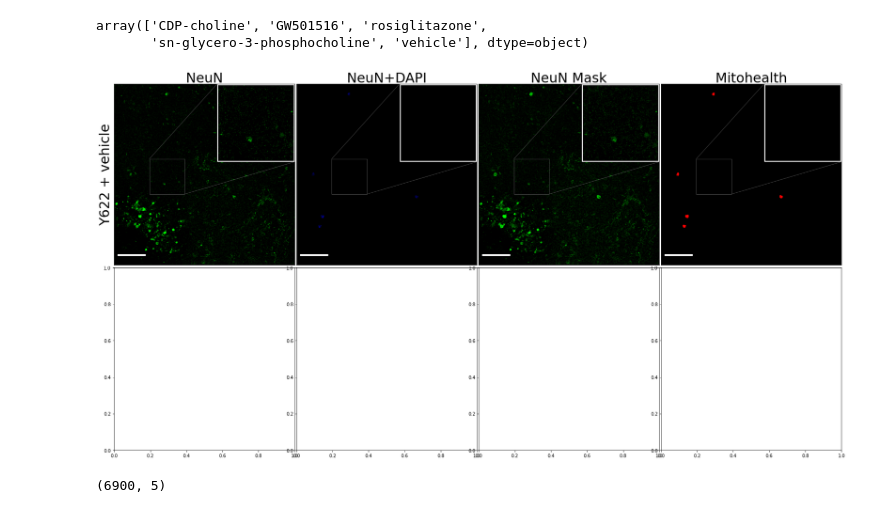
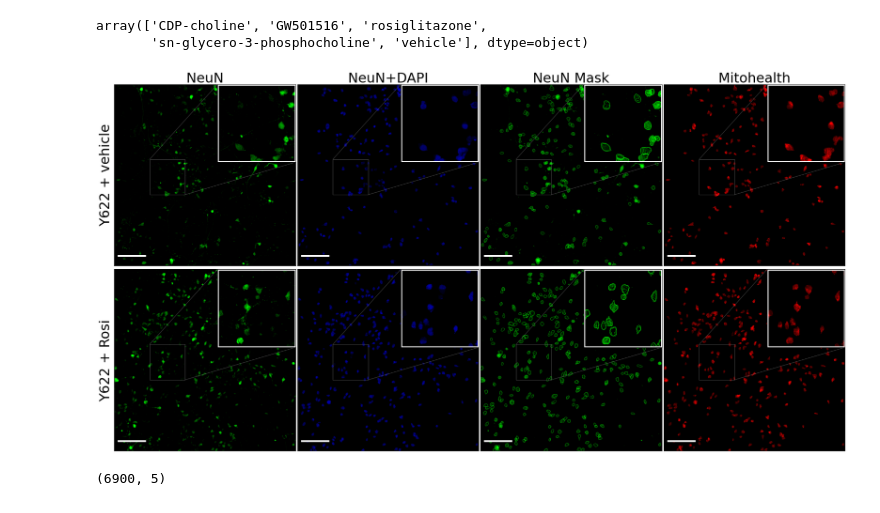
Before and after one commit to djunamay/confocalQuant, a Jupyter notebook: outs/neuronbatch101823_mitohealth_out/example.ipynb, the cells around one changed output. Drawn from its saved outputs; the diff is of its cells as text; code cells hidden in the pictures.

```diff
--- a/outs/neuronbatch101823_mitohealth_out/example.ipynb
+++ b/outs/neuronbatch101823_mitohealth_out/example.ipynb
@@ -130,6 +130,6 @@ data = concatenate_Y(all_file_names, Y, cells_per_job, Ncells, nuclear_col_idx,
 add_metadata(data, path_to_meta)
 # %%
 # filter cells based on NeuN and DAPI
-data_filtered = filter_data(data, 'NeuN', 'DAPI', 'wellname', C=1)
+data_filtered = filter_data(data, 'NeuN', 'DAPI', 'wellname', C=3)
 # update masks based on this for toggling
 # %% [output]
@@ -138,6 +138,6 @@ data_filtered = filter_data(data, 'NeuN', 'DAPI', 'wellname', C=1)
 # %%
 # toggle segmentation
-ID = 12 #### UPDATE IMAGE ID ####
+ID = 0 #### UPDATE IMAGE ID ####
 val = 1
 sdata = impose_segmentation_all(ID, zi_per_job, Nzi, mat, masks, val, data, data_filtered, hide=True)
 toggle, median, background_dict, gamma_dict, upper_dict, lower_dict = toggle_filters(sdata)
@@ -185,7 +186,7 @@ collabs = ['NeuN','NeuN+DAPI',  'NeuN Mask', 'Mitohealth']
 rowlabs = ['Y622 + vehicle', 'Y622 + Rosi']
 # %%
 # get data for a specific ID
-conditions = sele[2:3] #[17, treat_rep]#vehicle_rep
+conditions = [vehicle_rep, treat_rep]#vehicle_rep
 fig, axes = plt.subplots(2, 4, figsize=(29, 15))
 fig.subplots_adjust(hspace=0.01, wspace=0.01)  # Adjust the spacing
 
@@ -194,32 +195,32 @@ for i in range(len(conditions)):
     mat_sele, mask_sele = get_id_data(ID, zi_per_job, Nzi, mat, masks)
     mask_sele = hide_masks(data, ID, data_filtered, mask_sele)
 
     # make plots
     plt0 = get_mean_projections(mat_sele, mask_sele, background_dict={0: 0, 1: 99.5, 2: 0}, gamma_dict={0: .5, 1: .5, 2: .5}, lower_dict={0: 0, 1: 0, 2: 0}, upper_dict={0: 100, 1: 99.9, 2: 100}, channels=[0], order=[2,1,0], mask_channel = [0], maskit=True)
     plt1 = get_mean_projections(mat_sele, mask_sele, background_dict={0: 0, 1: 99, 2: 0}, gamma_dict={0: .5, 1: .5, 2: .9}, lower_dict={0: 0, 1: 0, 2: 0}, upper_dict={0: 100, 1: 100, 2: 99.9}, channels=[2], order=[2,1,0], mask_channel = [2], maskit=True)
     d = impose_segmentation(mask_sele, mat_sele, val=1)
     plt2 = get_mean_projections(d, mask_sele, background_dict={0: 0, 1: 99, 2: 0}, gamma_dict={0: .5, 1: .5, 2: .5}, lower_dict={0: 0, 1: 0, 2: 0}, upper_dict={0: 100, 1: 99.9, 2: 100}, channels=[1], order=[2,1,0], mask_channel = [0], maskit=True)
     plt3 = get_mean_projections(mat_sele, mask_sele, background_dict={0: 0, 1: 99.5, 2: 0}, gamma_dict={0: .5, 1: .5, 2: .5}, lower_dict={0: 0, 1: 0, 2: 0}, upper_dict={0: 100, 1: 99.9, 2: 100}, channels=[1], order=[2,1,0], mask_channel = [0], maskit=True)
 
     # get image
     imgA = AICSImage(path_to_czi_files + all_file_names[ID])
 
     # show plots
     plot_axis(axes, plt3, i,0, 100, imgA, collabs, rowlabs)
     add_inset(axes, i,0, plt3)
 
     plot_axis(axes, plt2, i,2, 100, imgA, collabs, rowlabs)
     add_inset(axes, i,2, plt2)
 
     plot_axis(axes, plt0, i,1, 100, imgA, collabs, rowlabs)
     add_inset(axes, i,1, plt0)
 
     plot_axis(axes, plt1, i,3, 100, imgA, collabs, rowlabs)
     add_inset(axes, i,3, plt1)
 
 
 
 #fig.savefig('test.png')
 # %% [output]
-[figure, old version]
+[figure, new version]
 # %%
```
Also changed, not shown: parts of 6 cells of this notebook.
